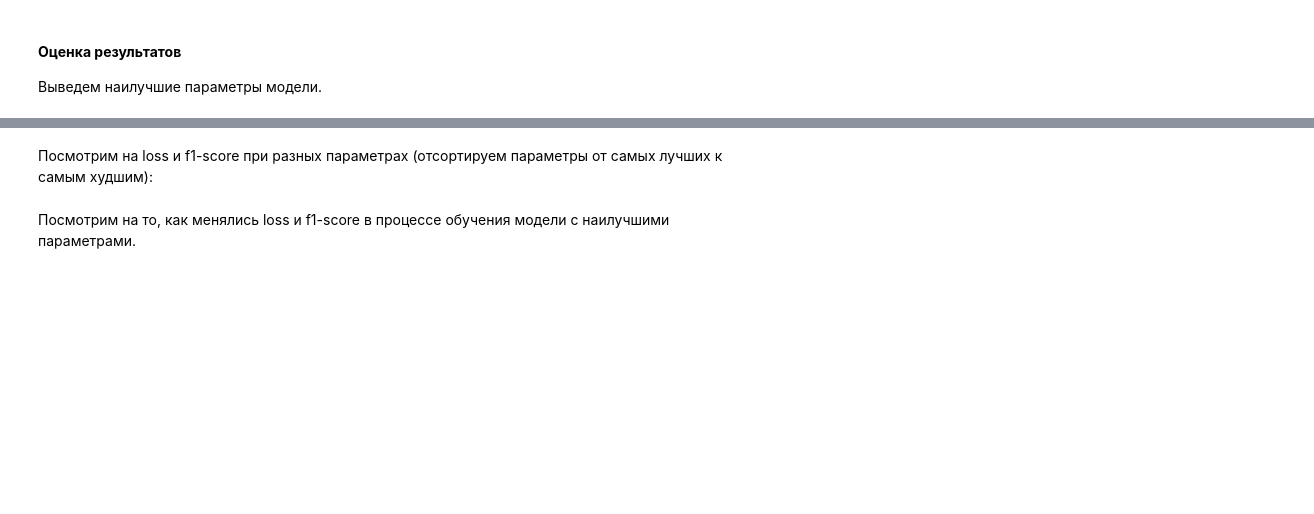
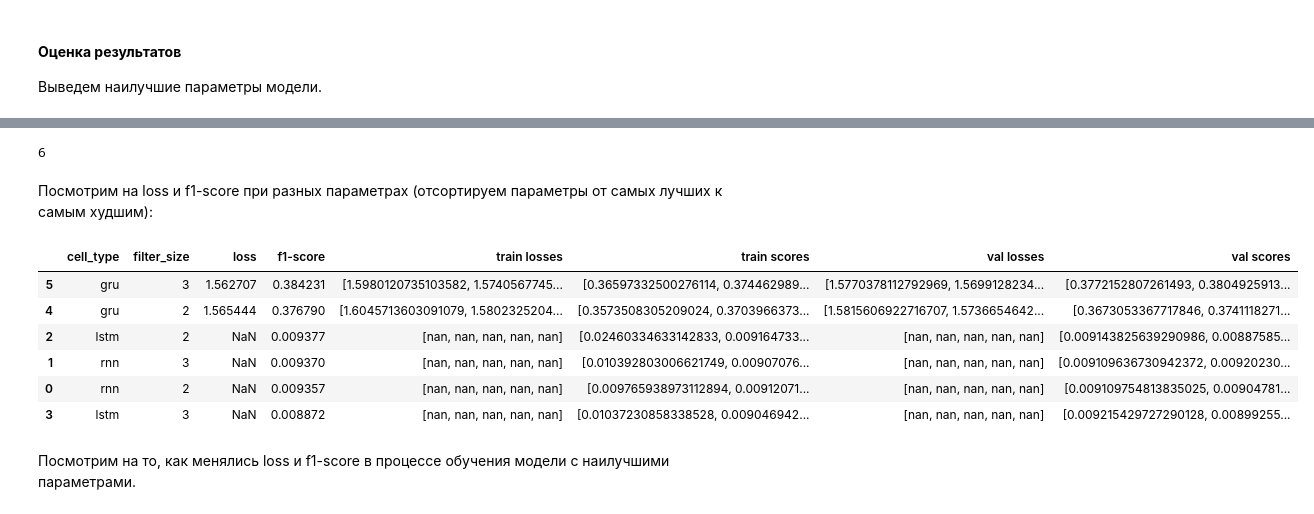
Before and after one commit to vyhuholl/NNmethods_homeworks, a Jupyter notebook: HW_3_PichuzhkinaOV.ipynb, the cells around one changed output, grey strips where cells are left out. Saved outputs shown, nothing was run; the diff lists cells and outputs as text; code cells hidden in the pictures; blank space fills up the shorter version.

```diff
--- a/HW_3_PichuzhkinaOV.ipynb
+++ b/HW_3_PichuzhkinaOV.ipynb
@@ -385,6 +386,8 @@ def train_epoch(model, iterator, optimizer, criterion, metric, n_epoch):
         preds = model(texts)
         loss = criterion(preds, ys)
         loss.backward()
+        # нормализуем веса, чтобы лосс не был NaN
+        nn.utils.clip_grad_norm_(model.parameters(), 0.5)
         optimizer.step()
         epoch_loss += loss.item()
         batch_metric = metric(
@@ -454,7 +457,7 @@ def predict(model, iterator):
 # %%
 def grid_search(
     train_iterator, val_iterator, param_grid, weights, vocab_size, max_len,
-    lr=0.001, weight_decay=0.0001, metric=f1_score, epochs=5
+    metric=f1_score, epochs=5
     ):
     results = []
     best_metric = 0.0
@@ -470,10 +473,10 @@ def grid_search(
         }
         curr_params.update(params)
         model = CLSTM(**curr_params)
-        optimizer = torch.optim.RMSprop(
-            model.parameters(), lr=lr, weight_decay=weight_decay
-            )
+        optimizer = torch.optim.RMSprop(model.parameters(), lr=0.001)
         criterion = nn.CrossEntropyLoss()
+        for param in model.parameters():
+            param.requires_grad=True
         model = model.to(DEVICE)
         criterion = criterion.to(DEVICE)
         train_losses, train_scores, val_losses, val_scores = train(
@@ -567,5 +572,9 @@ print(best_f1)
 # %%
 results_df = pd.DataFrame(results)
+# %%
+len(results)
+# %% [output]
+6
 # %%
 results_df.insert(
     0, "cell_type", results_df["params"].apply(lambda x: x["cell_type"])
@@ -574,21 +583,28 @@ results_df.insert(
     1, "filter_size", results_df["params"].apply(lambda x: x["filter_size"])
     )
 results_df.insert(
-    2, "drop_start", results_df["params"].apply(lambda x: x["drop_start"])
+    2, "loss", results_df["val losses"].apply(lambda x: x[-1])
     )
 results_df.insert(
-    3, "loss", results_df["val losses"].apply(lambda x: x[-1])
-    )
-results_df.insert(
-    4, "f1-score", results_df["val scores"].apply(lambda x: x[-1])
+    3, "f1-score", results_df["val scores"].apply(lambda x: x[-1])
     )
 results_df = results_df.drop("params", axis=1)
 # %% [markdown]
 Посмотрим на loss и f1-score при разных параметрах (отсортируем параметры от самых лучших к самым худшим):
 # %%
-results_df = results_df.sort(["f1-score", "loss"], ascending=[False, True])
+results_df = results_df.sort_values(
+    ["f1-score", "loss"], ascending=[False, True]
+    ).reset_index(drop=True)
 # %%
-results_df.head()
+results_df.head(6)
+# %% [output]
+|  | cell_type | filter_size | loss | f1-score | train losses | train scores | val losses | val scores |
+| 5 | gru | 3 | 1.562707 | 0.384231 | [1.5980120735103582, 1.5740567745... | [0.36597332500276114, 0.374462989... | [1.5770378112792969, 1.5699128234... | [0.3772152807261493, 0.3804925913... |
+| 4 | gru | 2 | 1.565444 | 0.376790 | [1.6045713603091079, 1.5802325204... | [0.3573508305209024, 0.3703966373... | [1.5815606922716707, 1.5736654642... | [0.3673053367717846, 0.3741118271... |
+| 2 | lstm | 2 | NaN | 0.009377 | [nan, nan, nan, nan, nan] | [0.02460334633142833, 0.009164733... | [nan, nan, nan, nan, nan] | [0.009143825639290986, 0.00887585... |
+| 1 | rnn | 3 | NaN | 0.009370 | [nan, nan, nan, nan, nan] | [0.010392803006621749, 0.00907076... | [nan, nan, nan, nan, nan] | [0.009109636730942372, 0.00920230... |
+| 0 | rnn | 2 | NaN | 0.009357 | [nan, nan, nan, nan, nan] | [0.009765938973112894, 0.00912071... | [nan, nan, nan, nan, nan] | [0.009109754813835025, 0.00904781... |
+| 3 | lstm | 3 | NaN | 0.008872 | [nan, nan, nan, nan, nan] | [0.01037230858338528, 0.009046942... | [nan, nan, nan, nan, nan] | [0.009215429727290128, 0.00899255... |
 # %% [markdown]
 Посмотрим на то, как менялись loss и f1-score в процессе обучения модели с наилучшими параметрами.
 # %%
```
Also changed, not shown: parts of 9 cells of this notebook.
